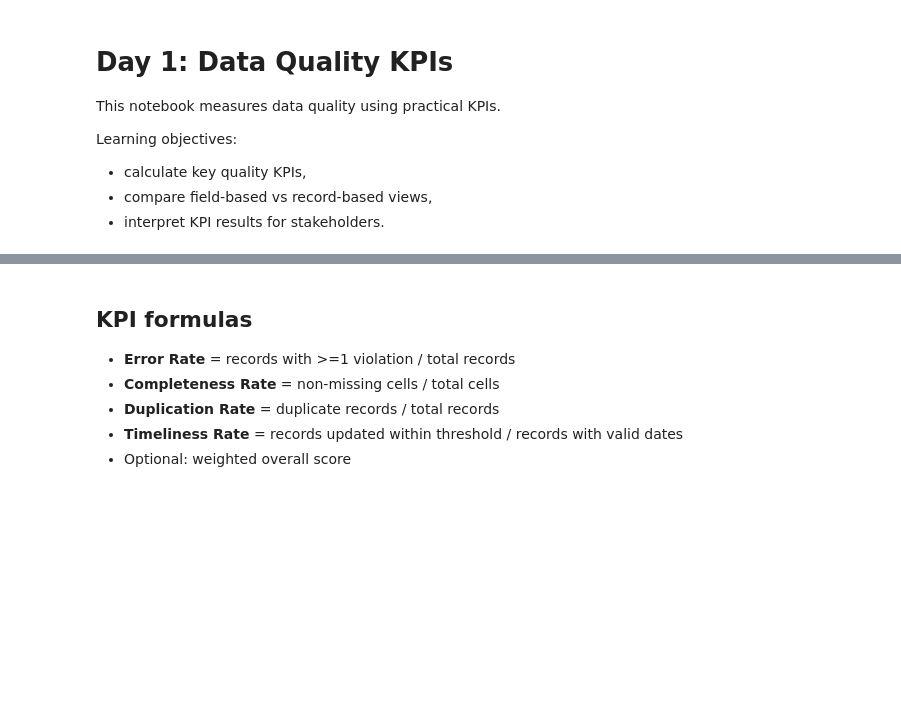
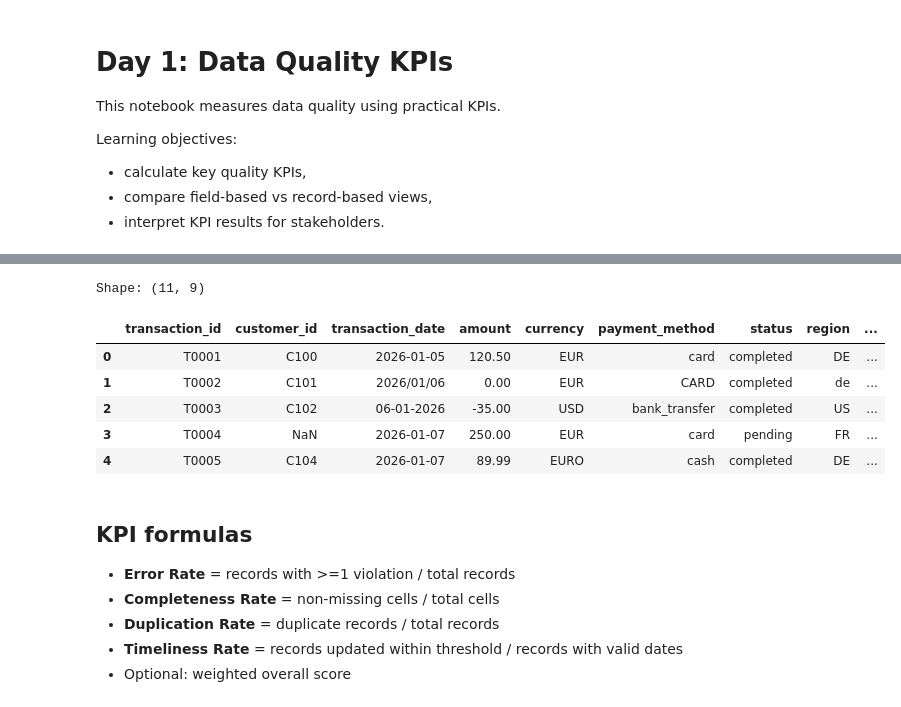
Before and after one commit to MehrdadJalali-AI/data-management-teaching-materials, a Jupyter notebook: notebooks/week2/02_day1_data_quality_kpis.ipynb, the cells around one changed output, grey strips where cells are left out. Cells and saved outputs as stored; diff of their text form; code cells hidden in the pictures; blank space fills up the shorter version.

```diff
--- a/notebooks/week2/02_day1_data_quality_kpis.ipynb
+++ b/notebooks/week2/02_day1_data_quality_kpis.ipynb
@@ -31,4 +32,22 @@ print("Bootstrap complete.")
 Bootstrap complete.
+# %%
+from pathlib import Path
+import pandas as pd
+import numpy as np
+
+# The file is downloaded to 'data/raw/week2_customer_transactions_messy.csv' relative to the current directory.
+# We can load it directly using this relative path.
+df = pd.read_csv('data/raw/week2_customer_transactions_messy.csv')
+print('Shape:', df.shape)
+df.head()
+# %% [output]
+Shape: (11, 9)
+|  | transaction_id | customer_id | transaction_date | amount | currency | payment_method | status | region | ... |
+| 0 | T0001 | C100 | 2026-01-05 | 120.50 | EUR | card | completed | DE | ... |
+| 1 | T0002 | C101 | 2026/01/06 | 0.00 | EUR | CARD | completed | de | ... |
+| 2 | T0003 | C102 | 06-01-2026 | -35.00 | USD | bank_transfer | completed | US | ... |
+| 3 | T0004 | NaN | 2026-01-07 | 250.00 | EUR | card | pending | FR | ... |
+| 4 | T0005 | C104 | 2026-01-07 | 89.99 | EURO | cash | completed | DE | ... |
 # %% [markdown]
 ## KPI formulas
 
```
Also changed, not shown: parts of 1 cell of this notebook.
